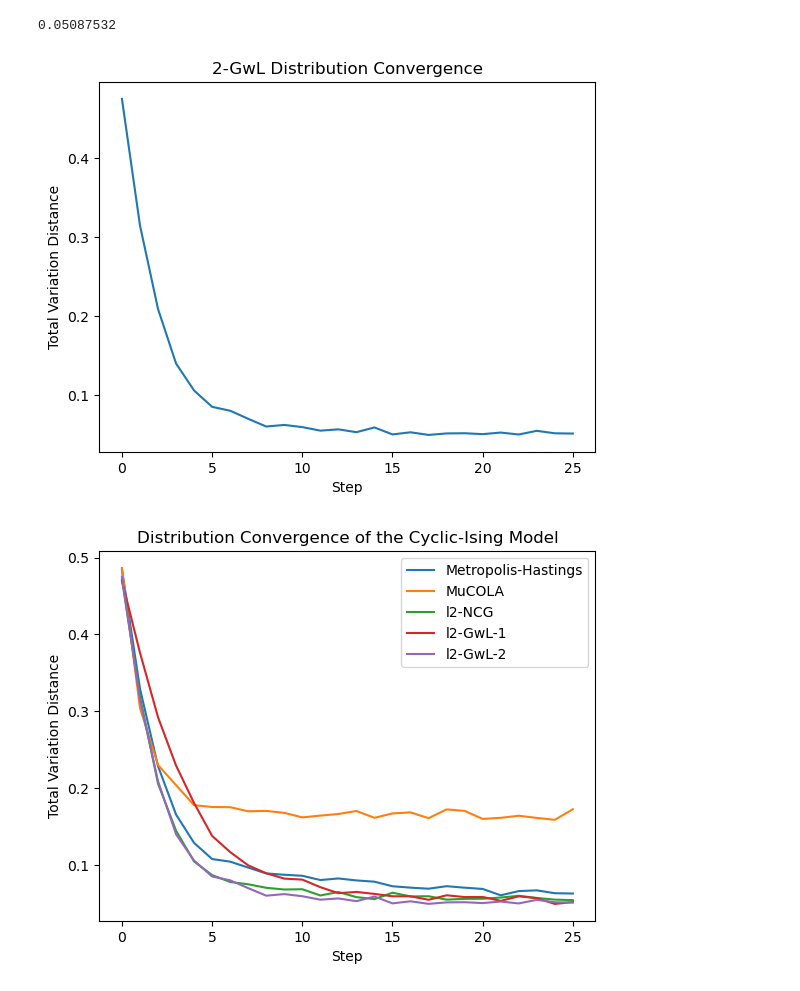
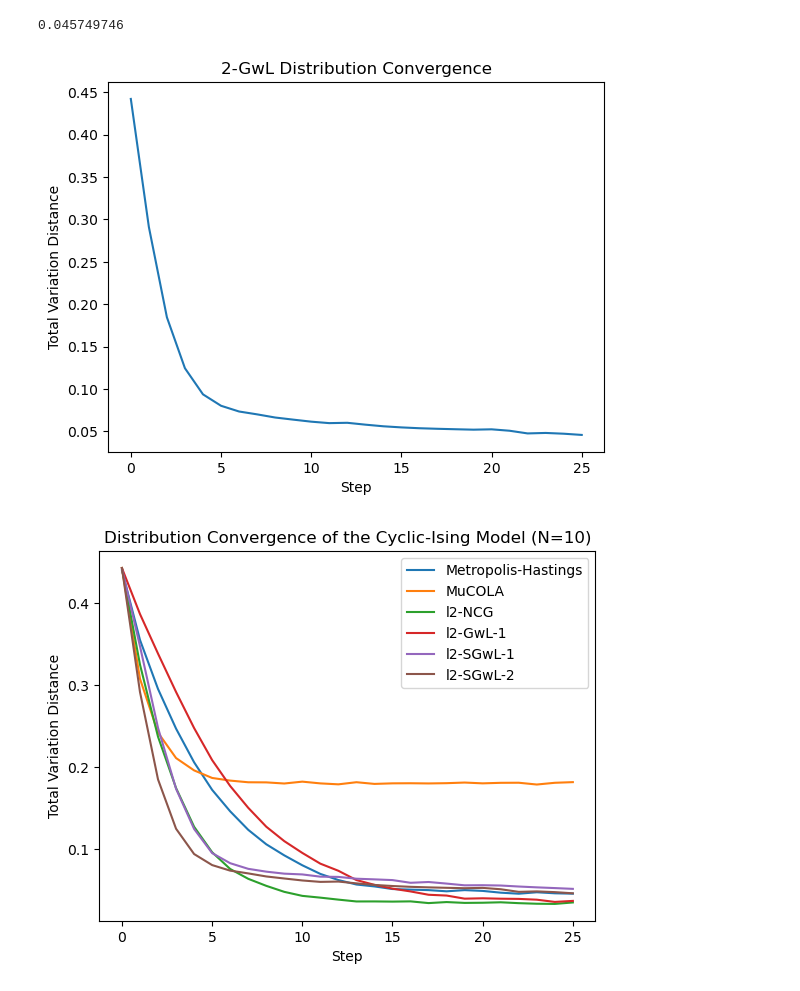
Before and after one commit to shainotshy1/MCMC_Comparisons, a Jupyter notebook: LanguageAlign/test.ipynb, the cells around one changed output. Saved outputs shown, nothing was run; the diff lists cells and outputs as text; code cells hidden in the pictures.

Commit message:
saliency graph

```diff
--- a/LanguageAlign/test.ipynb
+++ b/LanguageAlign/test.ipynb
@@ -83,9 +83,9 @@ def proj_x(x):
     x[x==0] = 1
     return jnp.array(x)
 # %%
-m = 10000
+m = 100000
 iter = 25
-N = 8
+N = 10
 beta = 0.42
 A, b = gen_energy_params(N)
 U_func = gen_energy_func(A, b, beta)
@@ -333,7 +333,7 @@ alpha = 1.0
 vocab = [np.array([-1.0]), np.array([1.0])]
 temp = 1e-2
 eps = 1e-9
-edit_method = 'uniform'
+edit_method = 'saliency'
 samples_gwl, vd_traj_gwl = sample_gwl(calc_U, calc_dU, x0, iter, alpha, vocab, p=2, return_vd_traj=True, baseline_distr=baseline_distr, edit_pos_method=edit_method, temp=temp, eps=eps)
 vd_gwl, distr_map_gwl = calc_variational_dist(samples_gwl, baseline_distr)
 print(vd_gwl)
@@ -349,0 +350,16 @@ plt.show()
+# %%
+alpha = 1.0
+vocab = [np.array([-1.0]), np.array([1.0])]
+temp = 1e-2
+eps = 1e-9
+edit_method = 'uniform'
+samples_ugwl, vd_traj_ugwl = sample_gwl(calc_U, calc_dU, x0, iter, alpha, vocab, p=2, return_vd_traj=True, baseline_distr=baseline_distr, edit_pos_method=edit_method, temp=temp, eps=eps)
+vd_ugwl, distr_map_ugwl = calc_variational_dist(samples_gwl, baseline_distr)
+print(vd_ugwl)
+
+plt.plot(vd_traj_ugwl)
+plt.title("GwL Distribution Convergence")
+plt.xlabel("Step")
+plt.ylabel("Total Variation Distance")
+
+plt.show()
@@ -491,24 +510,25 @@ plt.xticks(np.arange(0, iter + 1, 5))
 
 plt.show()
 # %% [output]
-0.05087532
+0.045749746
-[figure, old version]
+[figure, new version]
 # %%
-graph_n = 50
+graph_n = 50 # What makes sense: overtime use a more uniform edit selection policy
 
 plt.plot(vd_traj_mh[:graph_n], label='Metropolis-Hastings')
 plt.plot(vd_traj[:graph_n], label='MuCOLA')
 plt.plot(vd_traj_ncg[:graph_n], label='l2-NCG')
-plt.plot(vd_traj_gwl[:graph_n], label='l2-GwL-1')
-plt.plot(vd_traj_2gwl[:graph_n], label='l2-GwL-2')
-plt.title("Distribution Convergence of the Cyclic-Ising Model")
+plt.plot(vd_traj_ugwl[:graph_n], label='l2-GwL-1')
+plt.plot(vd_traj_gwl[:graph_n], label='l2-SGwL-1')
+plt.plot(vd_traj_2gwl[:graph_n], label='l2-SGwL-2')
+plt.title(f"Distribution Convergence of the Cyclic-Ising Model (N={N})")
 plt.xlabel("Step")
 plt.ylabel("Total Variation Distance")
 
 plt.legend()
 plt.show()
 # %% [output]
-[figure, old version]
+[figure, new version]
 # %%
 import numpy as np
 import seaborn as sns
```
Also changed, not shown: parts of 8 cells of this notebook, 1 other file.
